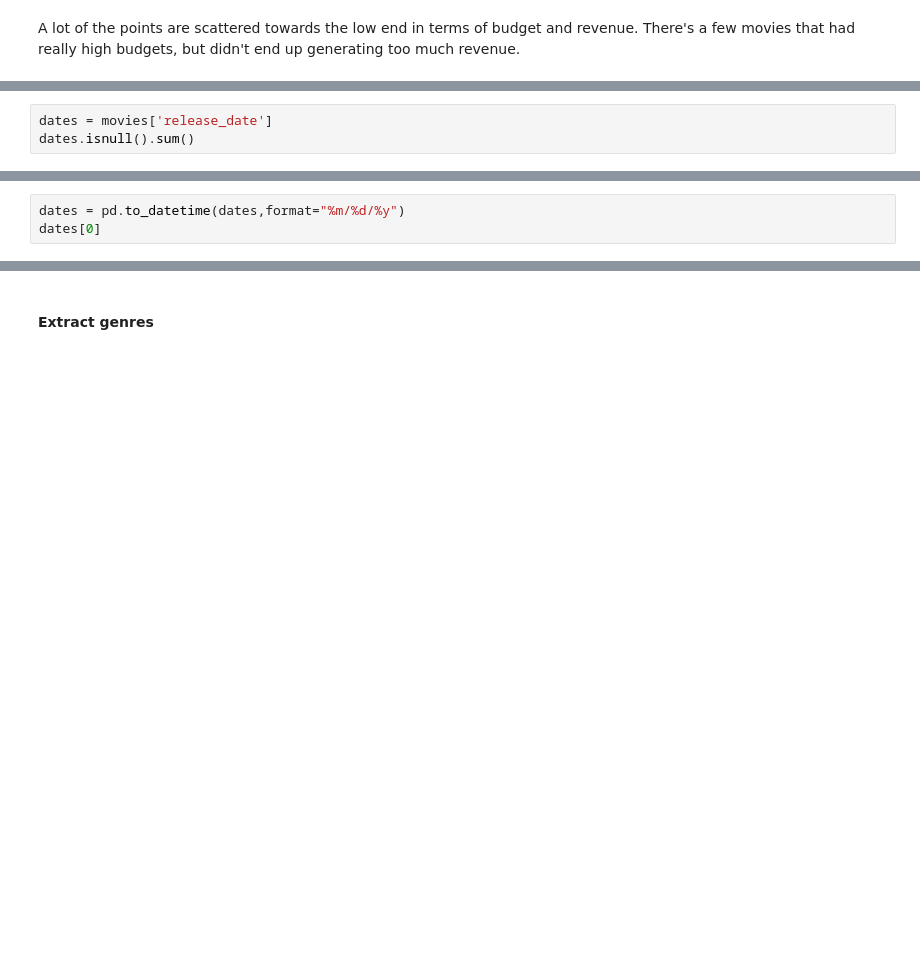
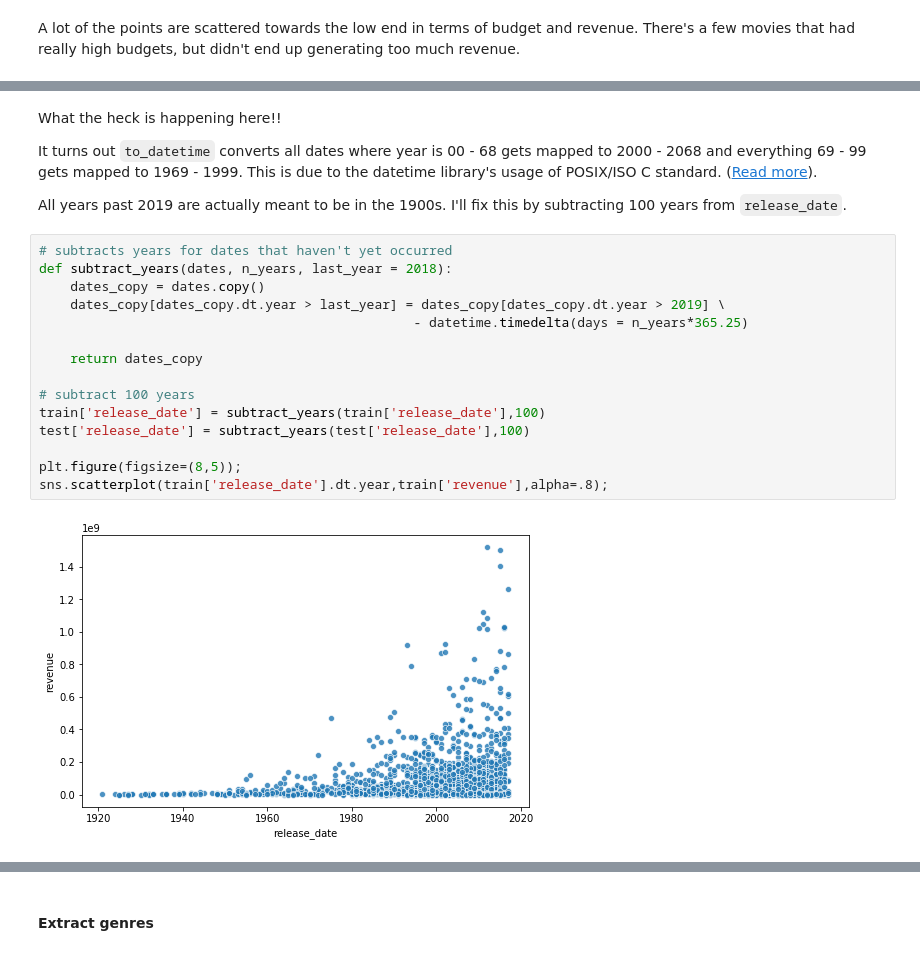
Before and after one commit to collindching/Learning-Exercises, a Jupyter notebook: Box Office Revenue Prediction/Regression Model.ipynb, the cells around one changed output, grey strips where cells are left out. Saved outputs shown, nothing was run; the diff lists cells and outputs as text; blank space fills up the shorter version.

```diff
--- a/Box Office Revenue Prediction/Regression Model.ipynb
+++ b/Box Office Revenue Prediction/Regression Model.ipynb
@@ -374,3 +353,0 @@ The ones wrapped in dictionaries are `belongs_to_collection`, `genres`, `product
-# %%
-dates = movies['release_date']
-dates.isnull().sum()
@@ -383,3 +353,0 @@ dates[0]
-# %%
-dates = pd.to_datetime(dates,format="%m/%d/%y")
-dates[0]
@@ -412,0 +396,23 @@ Name: release_date, dtype: int64
+# %% [markdown]
+What the heck is happening here!!
+
+It turns out `to_datetime` converts all dates where year is 00 - 68 gets mapped to 2000 - 2068 and everything 69 - 99 gets mapped to 1969 - 1999. This is due to the datetime library's usage of POSIX/ISO C standard. ([Read more](https://stackoverflow.com/questions/37766353/pandas-to-datetime-parsing-wrong-year)).
+
+All years past 2019 are actually meant to be in the 1900s. I'll fix this by subtracting 100 years from `release_date`.
+# %%
+# subtracts years for dates that haven't yet occurred
+def subtract_years(dates, n_years, last_year = 2018):
+    dates_copy = dates.copy()
+    dates_copy[dates_copy.dt.year > last_year] = dates_copy[dates_copy.dt.year > 2019] \
+                                                - datetime.timedelta(days = n_years*365.25)
+
+    return dates_copy
+
+# subtract 100 years
+train['release_date'] = subtract_years(train['release_date'],100)
+test['release_date'] = subtract_years(test['release_date'],100)
+
+plt.figure(figsize=(8,5));
+sns.scatterplot(train['release_date'].dt.year,train['revenue'],alpha=.8);
+# %% [output]
+[figure, added]
```
Also changed, not shown: parts of 83 cells of this notebook, 1 other file.
